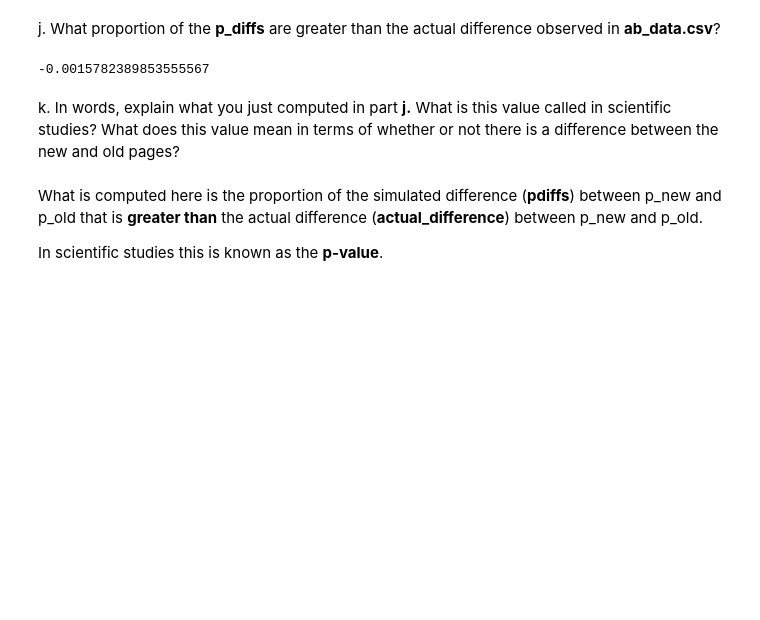
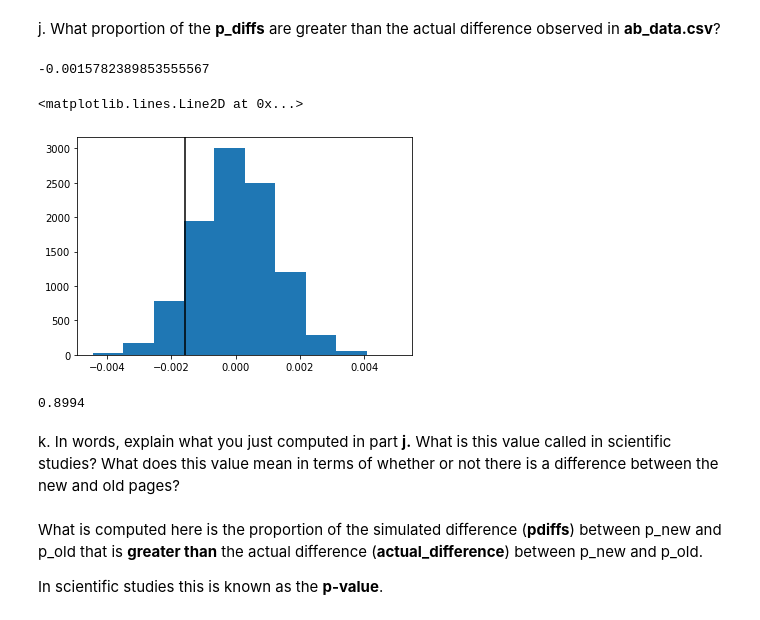
Before and after one commit to codessive/AB_Test, a Jupyter notebook: Analyze_ab_test_results_notebook.ipynb, the cells around one changed output. Cells and saved outputs as stored; diff of their text form; code cells hidden in the pictures; blank space fills up the shorter version.

```diff
--- a/Analyze_ab_test_results_notebook.ipynb
+++ b/Analyze_ab_test_results_notebook.ipynb
@@ -312,6 +313,19 @@ actual_difference = df2.query('group == "treatment"')['converted'].mean() - df2.
 actual_difference
 # %% [output]
 -0.0015782389853555567
+# %%
+plt.hist(p_diffs)
+plt.axvline(actual_difference, color='black')
+# %% [output]
+<matplotlib.lines.Line2D at 0x...>
+[figure, added]
+# %%
+# Calculating the proportion of p_diffs greater than the actual_difference outputs a result known as the p_value
+p_diffs = np.array(p_diffs)
+p_val = (p_diffs > actual_difference).mean()
+p_val
+# %% [output]
+0.8994
 # %% [markdown]
 k. In words, explain what you just computed in part **j.**  What is this value called in scientific studies?  What does this value mean in terms of whether or not there is a difference between the new and old pages?
 # %% [markdown]
```
Also changed, not shown: parts of 19 cells of this notebook, 2 other files.
